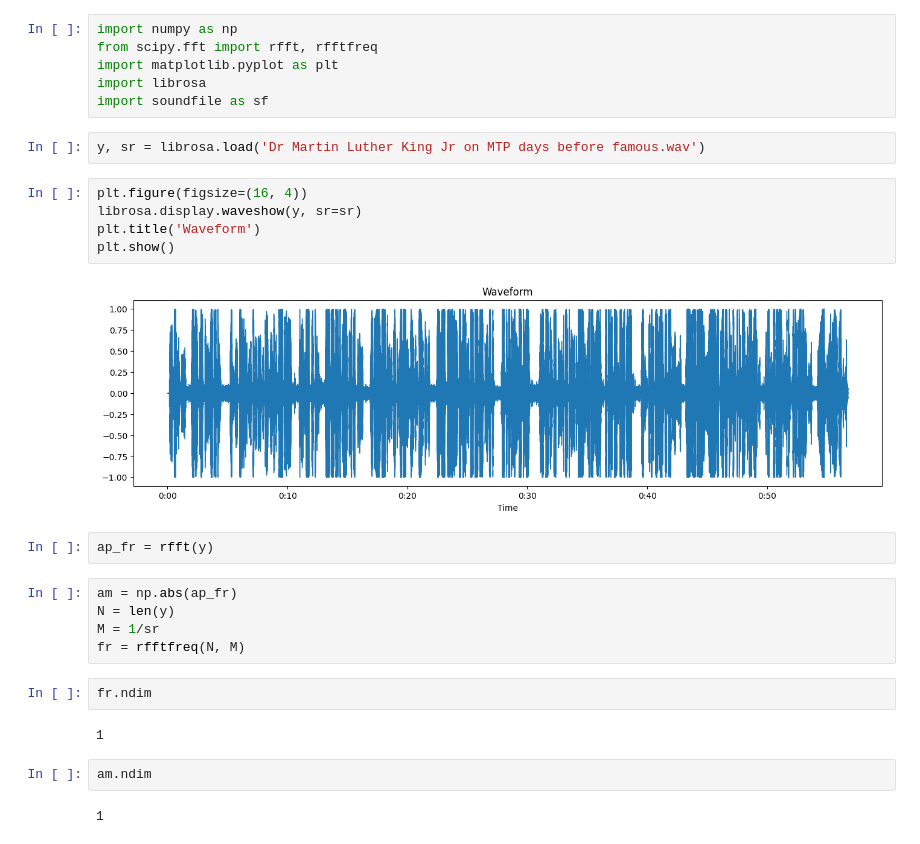
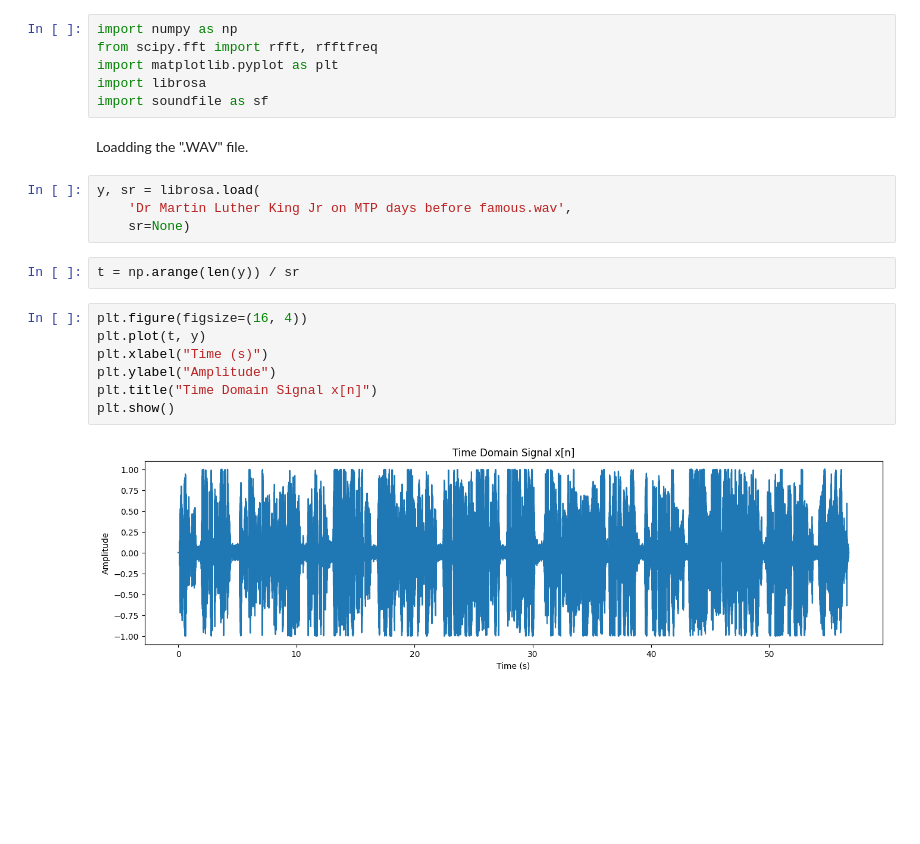
Before and after one commit to Aaron-pweb/Digital_Audio_Signal_Filtering_and_Noise_Reduction, a Jupyter notebook: sound-filtter.ipynb, the cells around one changed output. Cells and saved outputs as stored; diff of their text form; blank space fills up the shorter version.

```diff
--- a/sound-filtter.ipynb
+++ b/sound-filtter.ipynb
@@ -6,27 +6,20 @@ from scipy.fft import rfft, rfftfreq
 import matplotlib.pyplot as plt
 import librosa
 import soundfile as sf
+# %% [markdown]
+Loadding the ".WAV" file.
 # %%
-y, sr = librosa.load('Dr Martin Luther King Jr on MTP days before famous.wav')
+y, sr = librosa.load(
+    'Dr Martin Luther King Jr on MTP days before famous.wav',
+    sr=None)
+# %%
+t = np.arange(len(y)) / sr
 # %%
 plt.figure(figsize=(16, 4))
-librosa.display.waveshow(y, sr=sr)
-plt.title('Waveform')
+plt.plot(t, y)
+plt.xlabel("Time (s)")
+plt.ylabel("Amplitude")
+plt.title("Time Domain Signal x[n]")
 plt.show()
 # %% [output]
-[figure, old version]
+[figure, new version]
-# %%
-ap_fr = rfft(y)
-# %%
-am = np.abs(ap_fr)
-N = len(y)
-M = 1/sr
-fr = rfftfreq(N, M)
-# %%
-fr.ndim
-# %% [output]
-1
-# %%
-am.ndim
-# %% [output]
-1
```
Also changed, not shown: parts of 3 cells of this notebook.
